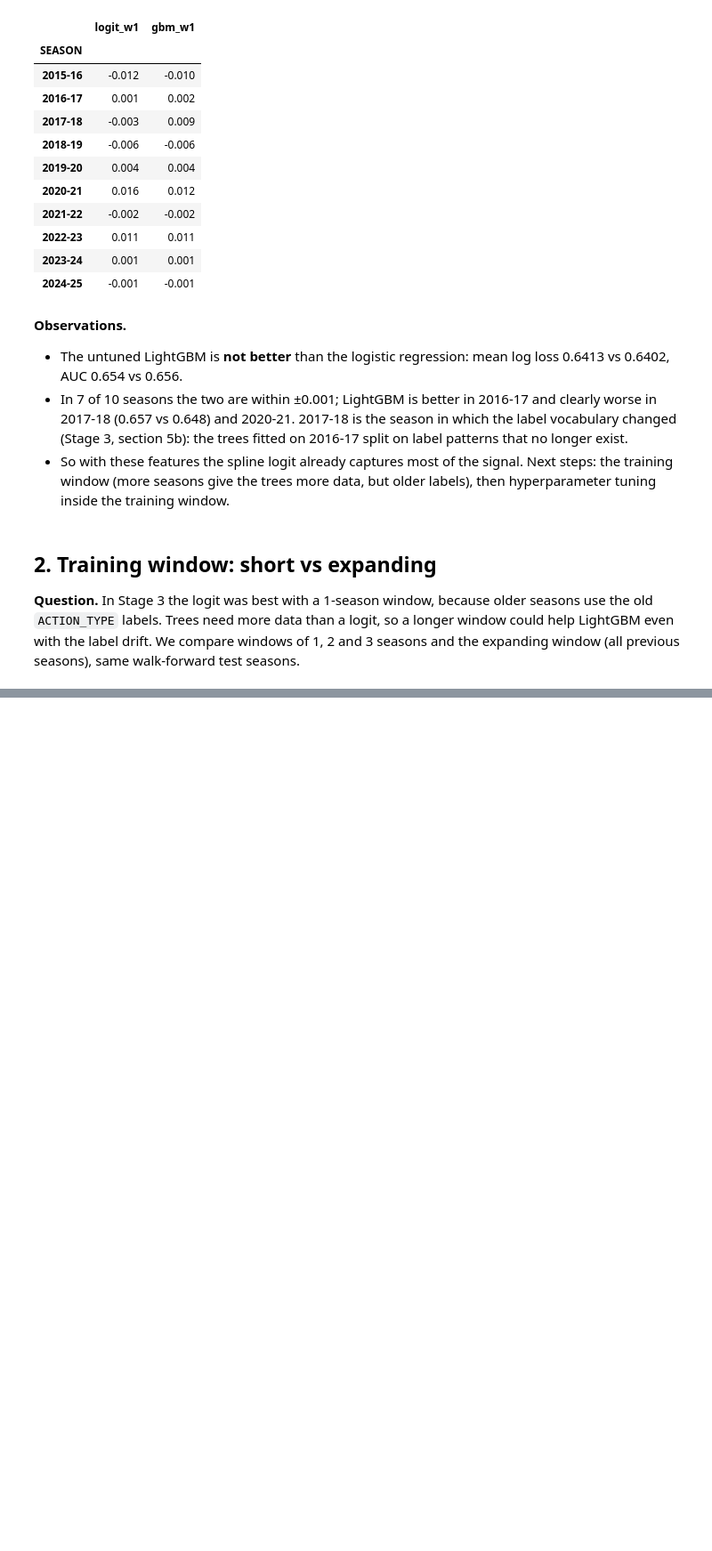
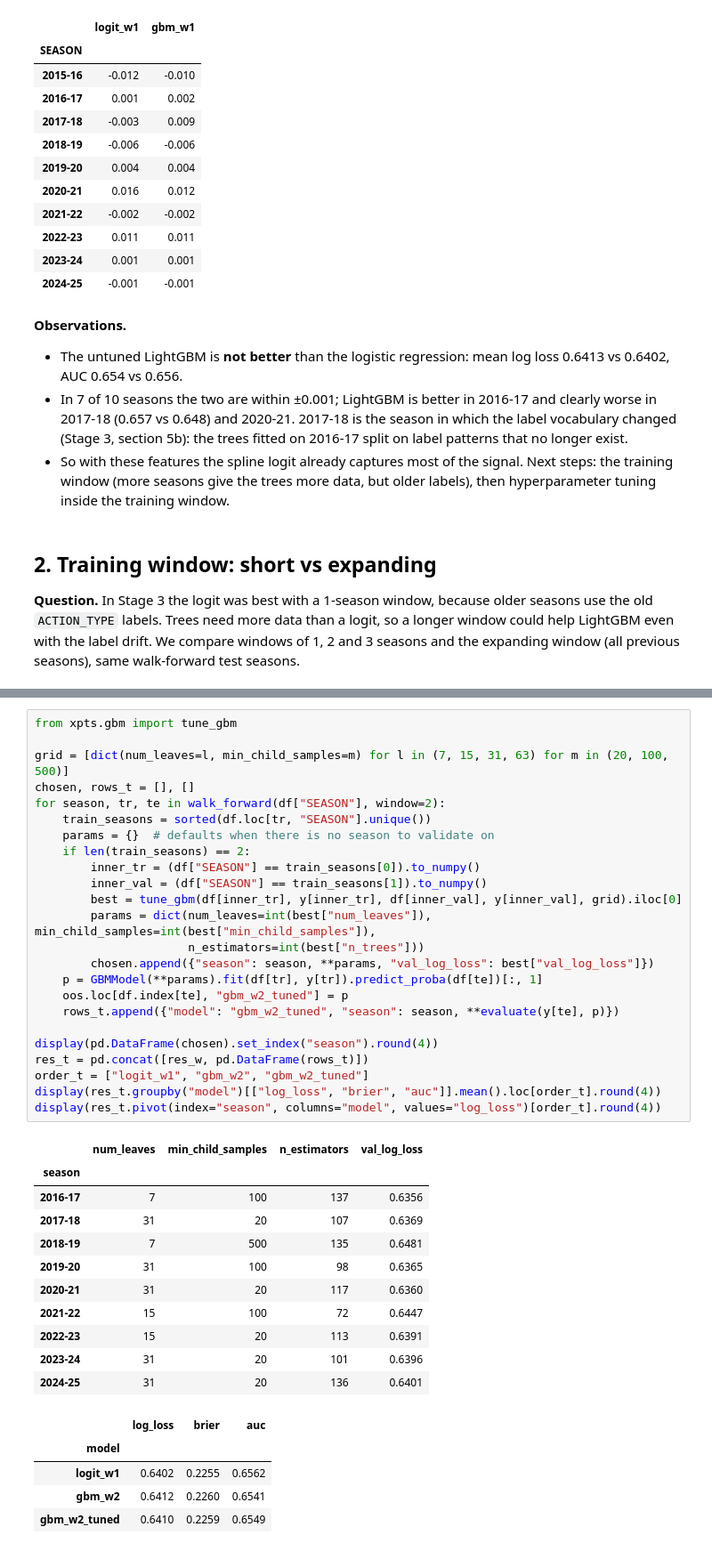
Before and after one commit to ezNobson/nba-xpts, a Jupyter notebook: notebooks/05_lightgbm.ipynb, the cells around one changed output, grey strips where cells are left out. Shown at 89% size. Cells and saved outputs as stored; diff of their text form; blank space fills up the shorter version.

```diff
--- a/notebooks/05_lightgbm.ipynb
+++ b/notebooks/05_lightgbm.ipynb
@@ -120,0 +218,41 @@ display(res_w.pivot(index="season", columns="model", values="log_loss")[order].r
+# %%
+from xpts.gbm import tune_gbm
+
+grid = [dict(num_leaves=l, min_child_samples=m) for l in (7, 15, 31, 63) for m in (20, 100, 500)]
+chosen, rows_t = [], []
+for season, tr, te in walk_forward(df["SEASON"], window=2):
+    train_seasons = sorted(df.loc[tr, "SEASON"].unique())
+    params = {}  # defaults when there is no season to validate on
+    if len(train_seasons) == 2:
+        inner_tr = (df["SEASON"] == train_seasons[0]).to_numpy()
+        inner_val = (df["SEASON"] == train_seasons[1]).to_numpy()
+        best = tune_gbm(df[inner_tr], y[inner_tr], df[inner_val], y[inner_val], grid).iloc[0]
+        params = dict(num_leaves=int(best["num_leaves"]), min_child_samples=int(best["min_child_samples"]),
+                      n_estimators=int(best["n_trees"]))
+        chosen.append({"season": season, **params, "val_log_loss": best["val_log_loss"]})
+    p = GBMModel(**params).fit(df[tr], y[tr]).predict_proba(df[te])[:, 1]
+    oos.loc[df.index[te], "gbm_w2_tuned"] = p
+    rows_t.append({"model": "gbm_w2_tuned", "season": season, **evaluate(y[te], p)})
+
+display(pd.DataFrame(chosen).set_index("season").round(4))
+res_t = pd.concat([res_w, pd.DataFrame(rows_t)])
+order_t = ["logit_w1", "gbm_w2", "gbm_w2_tuned"]
+display(res_t.groupby("model")[["log_loss", "brier", "auc"]].mean().loc[order_t].round(4))
+display(res_t.pivot(index="season", columns="model", values="log_loss")[order_t].round(4))
+# %% [output]
+|  | num_leaves | min_child_samples | n_estimators | val_log_loss |
+| season |  |  |  |  |
+| 2016-17 | 7 | 100 | 137 | 0.6356 |
+| 2017-18 | 31 | 20 | 107 | 0.6369 |
+| 2018-19 | 7 | 500 | 135 | 0.6481 |
+| 2019-20 | 31 | 100 | 98 | 0.6365 |
+| 2020-21 | 31 | 20 | 117 | 0.6360 |
+| 2021-22 | 15 | 100 | 72 | 0.6447 |
+| 2022-23 | 15 | 20 | 113 | 0.6391 |
+| 2023-24 | 31 | 20 | 101 | 0.6396 |
+| 2024-25 | 31 | 20 | 136 | 0.6401 |
+|  | log_loss | brier | auc |
+| model |  |  |  |
+| logit_w1 | 0.6402 | 0.2255 | 0.6562 |
+| gbm_w2 | 0.6412 | 0.2260 | 0.6541 |
+| gbm_w2_tuned | 0.6410 | 0.2259 | 0.6549 |
```
Also changed, not shown: parts of 13 cells of this notebook, 18 other files.
